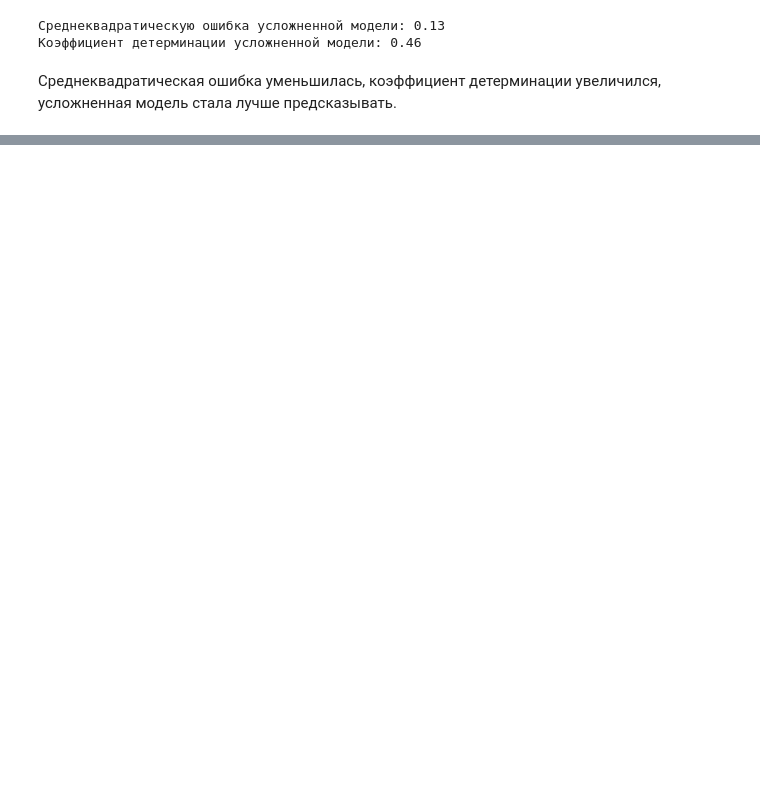
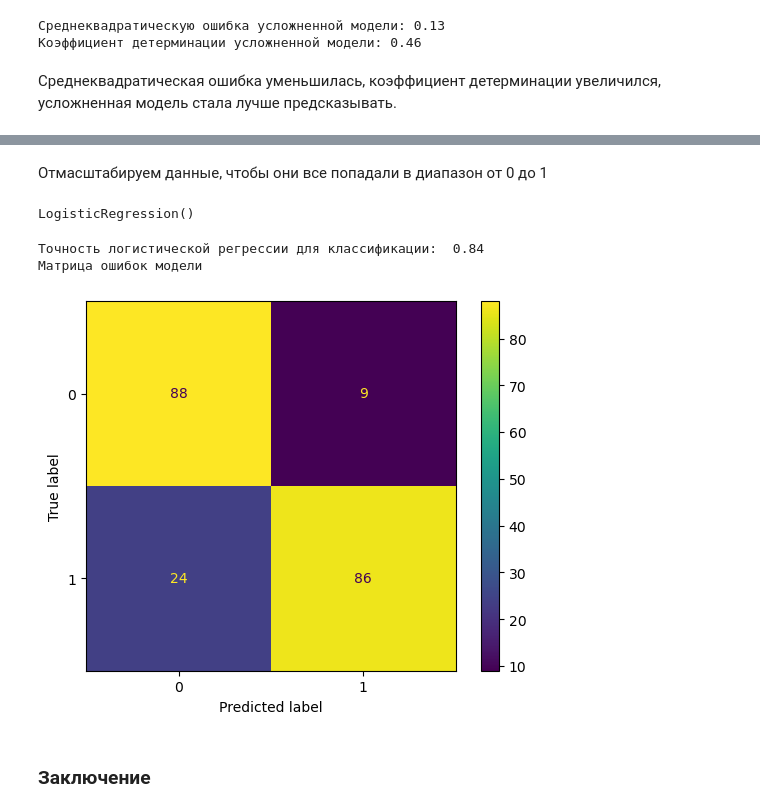
Before and after one commit to grigoriibaryshev/-, a Jupyter notebook: нис1.ipynb, the cells around one changed output, grey strips where cells are left out. Drawn from its saved outputs; the diff is of its cells as text; code cells hidden in the pictures; blank space fills up the shorter version.

Commit message:
Update нис1.ipynb
добавлена модель классификации

```diff
--- a/нис1.ipynb
+++ b/нис1.ipynb
@@ -465,0 +472,44 @@ Cреднеквадратическая ошибка уменьшилась, к
+# %% [markdown]
+Отмасштабируем данные, чтобы они все попадали в диапазон от 0 до 1
+# %%
+# Import MinMaxScaler
+from sklearn.preprocessing import MinMaxScaler
+
+# Масштабируем данные в диапазон от 0 для 1 для улучшения обучения модели
+scaler = MinMaxScaler(feature_range=(0, 1))
+rescaledX_train = scaler.fit_transform(X_train)
+rescaledX_test = scaler.transform(X_test)
+
+# Import LogisticRegression
+from sklearn.linear_model import LogisticRegression
+
+# Инициализируем логистическую регрессию
+logreg = LogisticRegression()
+
+# Внедряем регрессию на обучающую выборку
+logreg.fit(rescaledX_train,y_train)
+# %% [output]
+LogisticRegression()
+# %%
+# Import confusion_matrix
+from sklearn.metrics import confusion_matrix, ConfusionMatrixDisplay
+
+# Используем логистическую регрессию для предсказания итогового решения на тестовой выборке
+y_pred = logreg.predict(rescaledX_test)
+
+# Оценим точность нашей модели
+print("Точность логистической регрессии для классификации: ", f'{logreg.score(rescaledX_test,y_test):.2f}')
+
+# Также для оценки точностью напечатаем матрицу ошибок нашей модели
+print("Матрица ошибок модели")
+cm = confusion_matrix(y_test,y_pred, labels=logreg.classes_)
+disp = ConfusionMatrixDisplay(confusion_matrix=cm,
+                               display_labels=logreg.classes_)
+disp.plot()
+plt.show()
+# %% [output]
+Точность логистической регрессии для классификации:  0.84
+Матрица ошибок модели
+[figure, added]
+# %% [markdown]
+### Заключение
```
Also changed, not shown: parts of 6 cells of this notebook.
